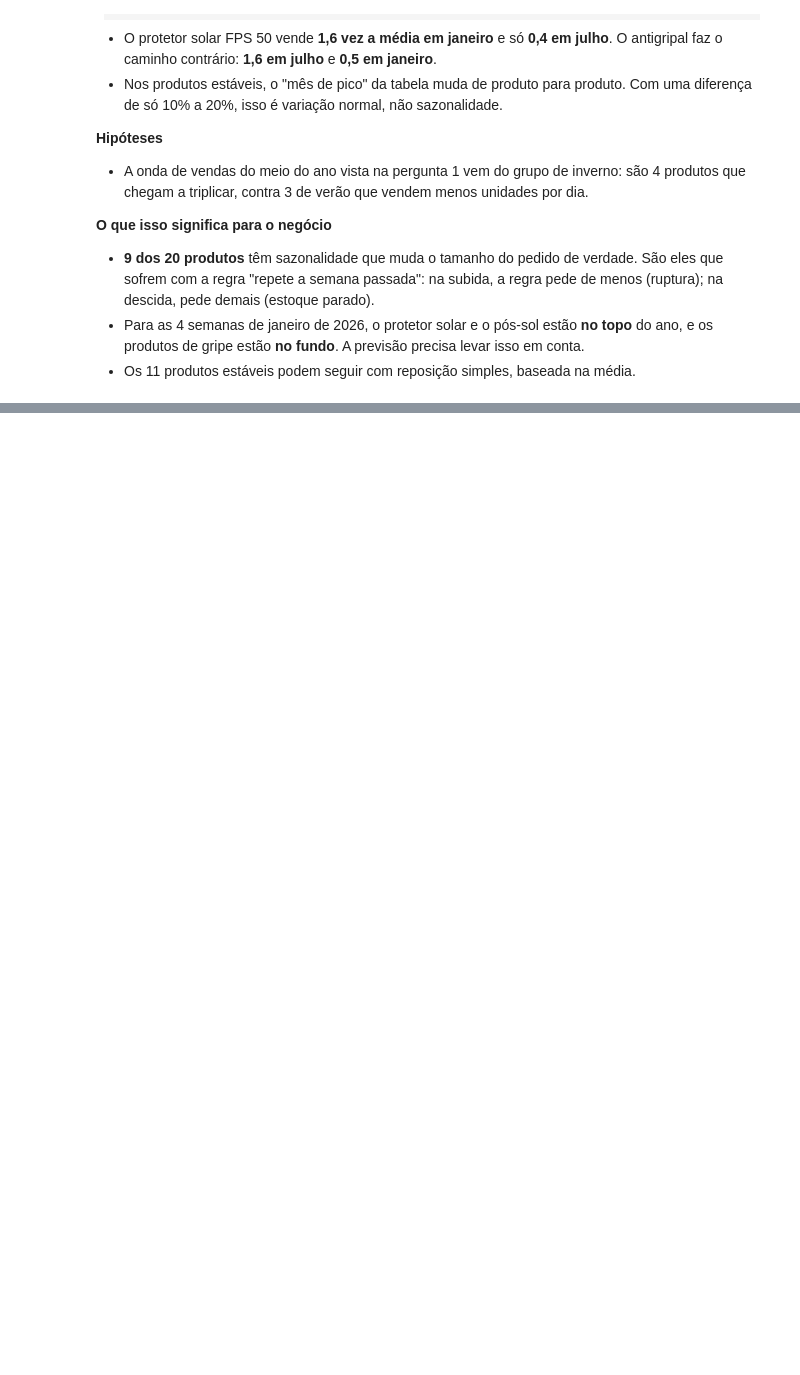
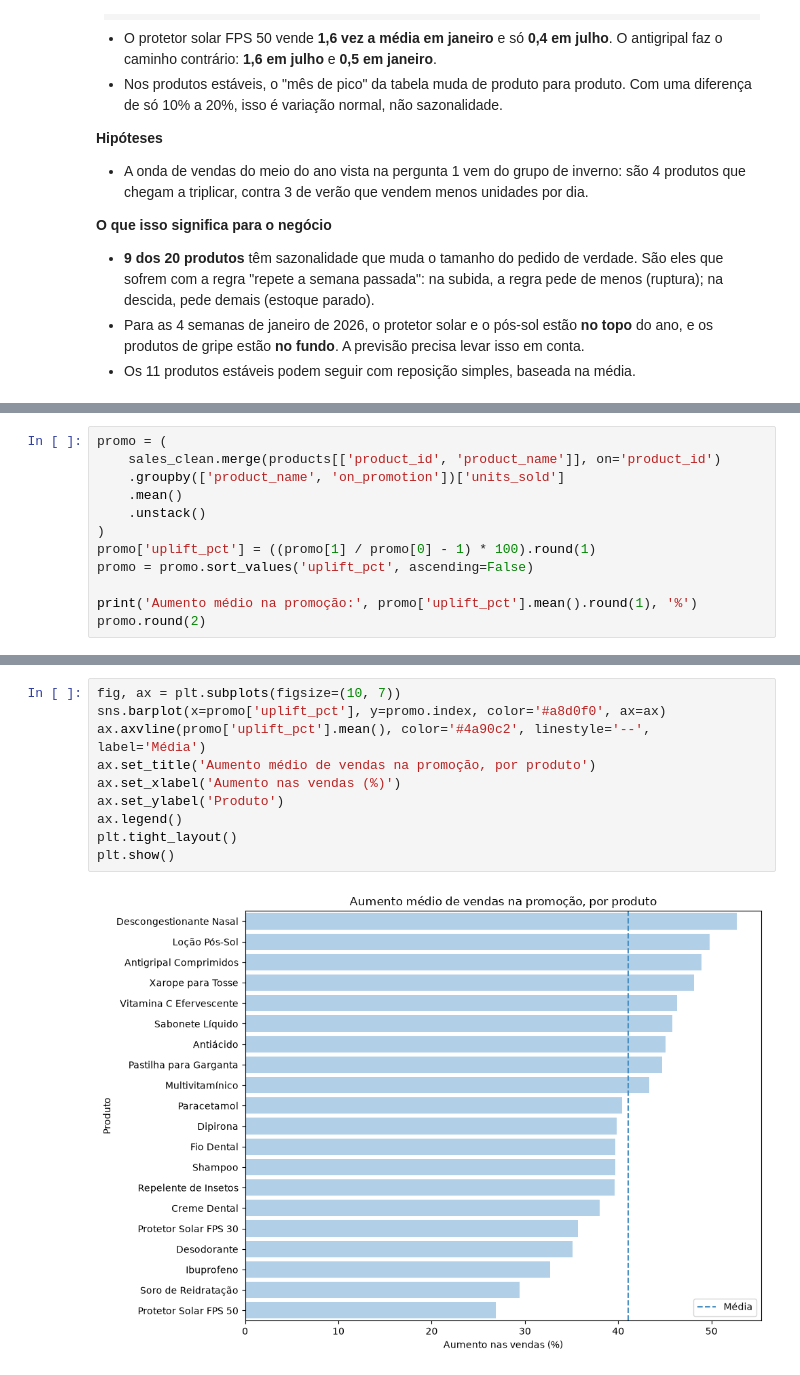
Before and after one commit to ricardo-paganini/pharmacy-demand-forecast, a Jupyter notebook: pharmacy_demand_forecast.ipynb, the cells around one changed output, grey strips where cells are left out. Drawn from its saved outputs; the diff is of its cells as text; blank space fills up the shorter version.

Commit message:
Add EDA question 3: promotions and holidays

```diff
--- a/pharmacy_demand_forecast.ipynb
+++ b/pharmacy_demand_forecast.ipynb
@@ -490,0 +497,12 @@ Os produtos se dividem em 3 grupos bem claros:
+# %%
+promo = (
+    sales_clean.merge(products[['product_id', 'product_name']], on='product_id')
+    .groupby(['product_name', 'on_promotion'])['units_sold']
+    .mean()
+    .unstack()
+)
+promo['uplift_pct'] = ((promo[1] / promo[0] - 1) * 100).round(1)
+promo = promo.sort_values('uplift_pct', ascending=False)
+
+print('Aumento médio na promoção:', promo['uplift_pct'].mean().round(1), '%')
+promo.round(2)
@@ -490,0 +529,12 @@ Os produtos se dividem em 3 grupos bem claros:
+# %%
+fig, ax = plt.subplots(figsize=(10, 7))
+sns.barplot(x=promo['uplift_pct'], y=promo.index, color='#a8d0f0', ax=ax)
+ax.axvline(promo['uplift_pct'].mean(), color='#4a90c2', linestyle='--', label='Média')
+ax.set_title('Aumento médio de vendas na promoção, por produto')
+ax.set_xlabel('Aumento nas vendas (%)')
+ax.set_ylabel('Produto')
+ax.legend()
+plt.tight_layout()
+plt.show()
+# %% [output]
+[figure, added]
```
Also changed, not shown: parts of 4 cells of this notebook.
